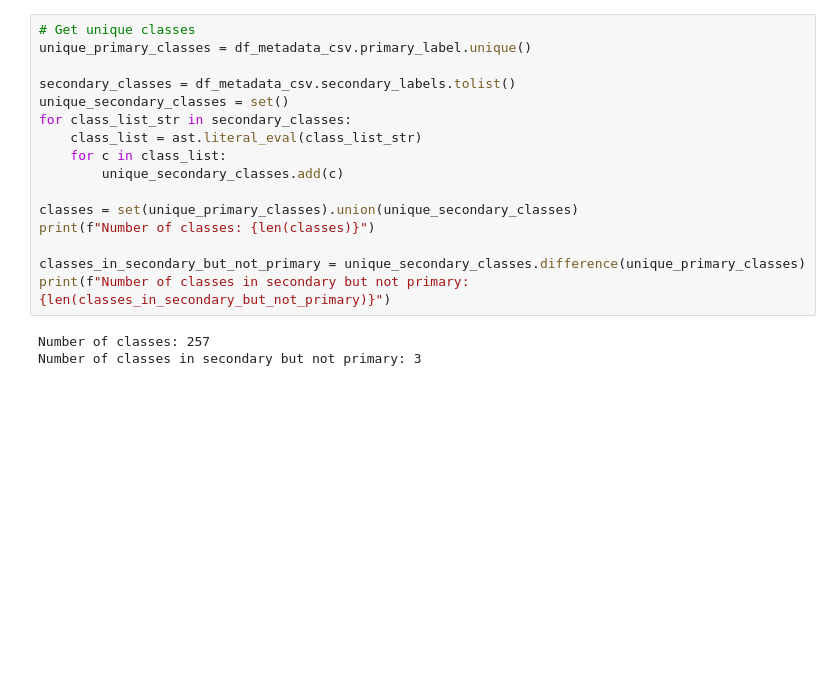
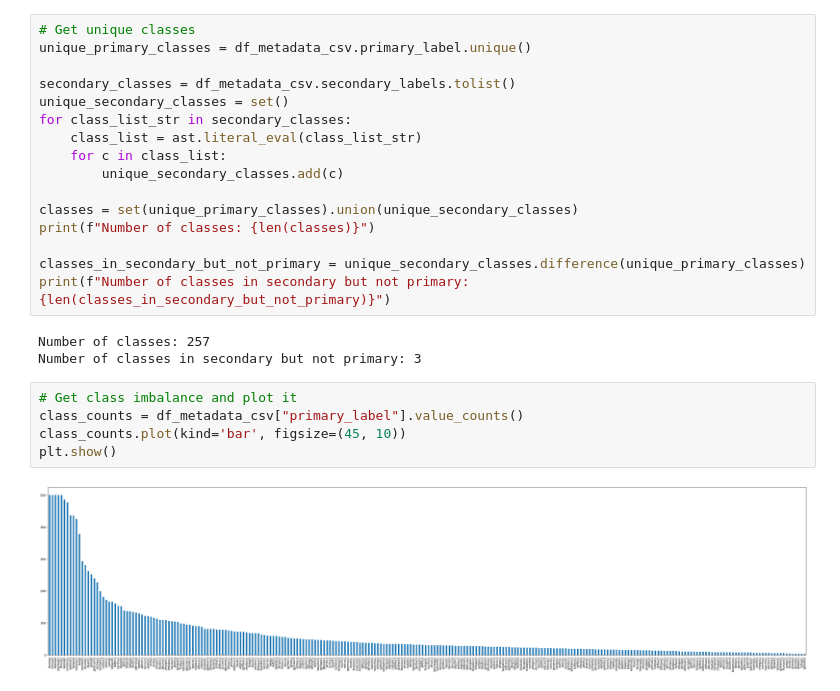
Before and after one commit to repetitioestmaterstudiorum/kaggle-birdclef23, a Jupyter notebook: audio-classification/data-analysis.ipynb, the cells around one changed output. Saved outputs shown, nothing was run; the diff lists cells and outputs as text; blank space fills up the shorter version.

```diff
--- a/audio-classification/data-analysis.ipynb
+++ b/audio-classification/data-analysis.ipynb
@@ -181,3 +181,10 @@ print(f"Number of classes in secondary but not primary: {len(classes_in_secondar
 # %% [output]
 Number of classes: 257
 Number of classes in secondary but not primary: 3
+# %%
+# Get class imbalance and plot it
+class_counts = df_metadata_csv["primary_label"].value_counts()
+class_counts.plot(kind='bar', figsize=(45, 10))
+plt.show()
+# %% [output]
+[figure, added]
```
